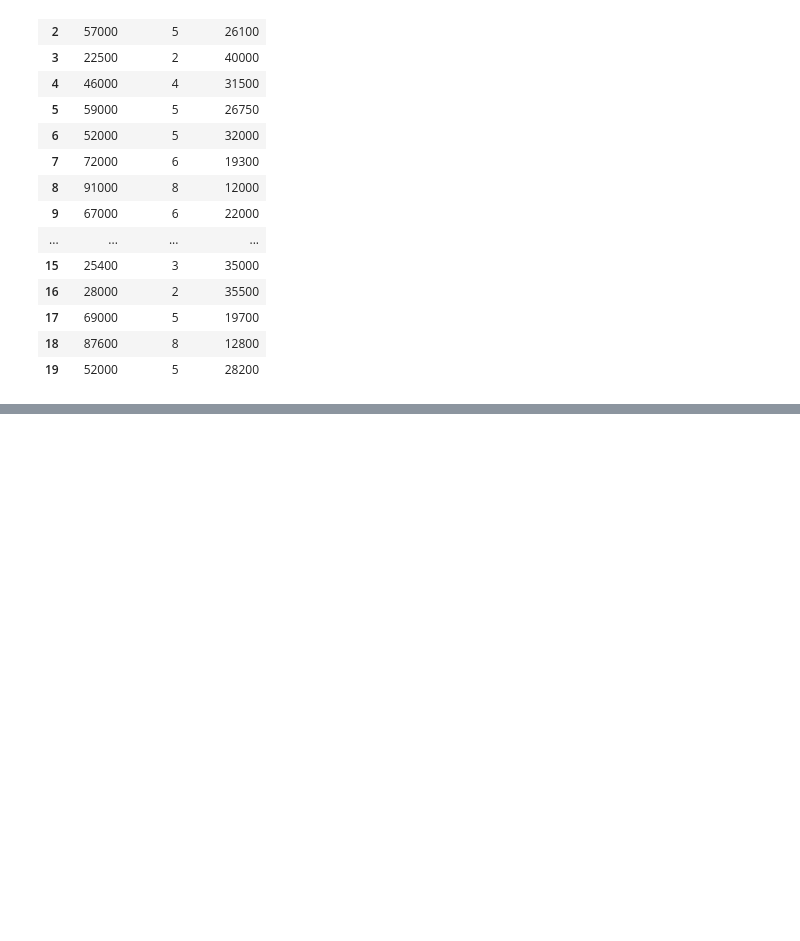
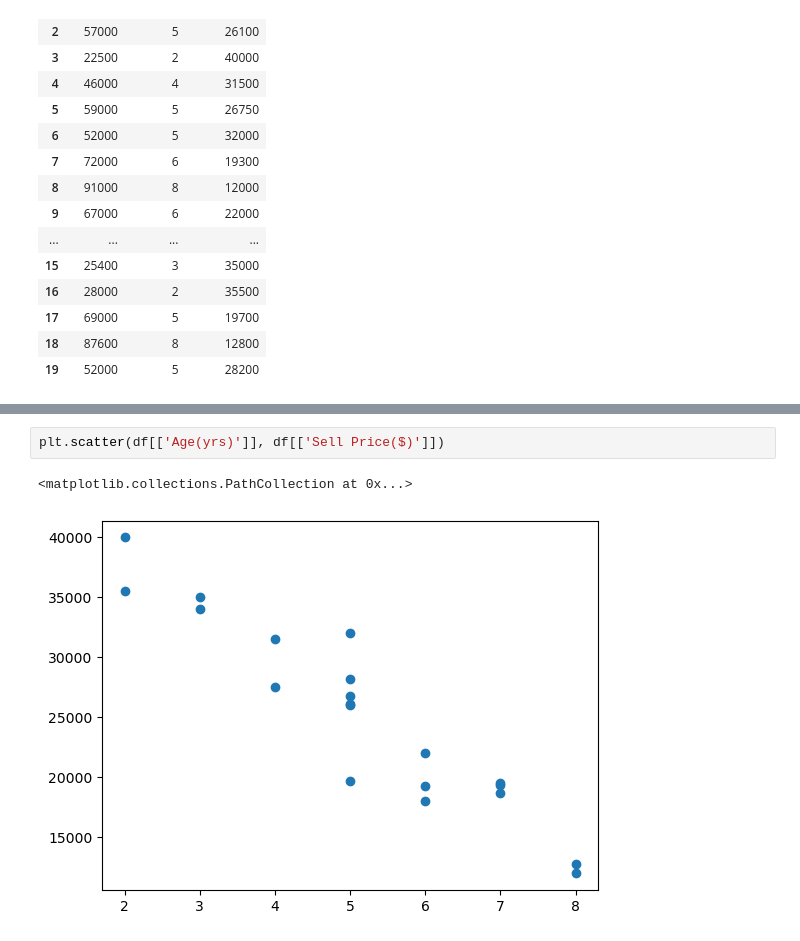
Before and after one commit to parisa-khaleghi/ML-DL-Engineering-sample-codes, a Jupyter notebook: ML_with_python/6_training_and_testing_data/training_and_testing_data.ipynb, the cells around one changed output, grey strips where cells are left out. Cells and saved outputs as stored; diff of their text form; blank space fills up the shorter version.

```diff
--- a/ML_with_python/6_training_and_testing_data/training_and_testing_data.ipynb
+++ b/ML_with_python/6_training_and_testing_data/training_and_testing_data.ipynb
@@ -39,0 +48,5 @@ df
+# %%
+plt.scatter(df[['Age(yrs)']], df[['Sell Price($)']])
+# %% [output]
+<matplotlib.collections.PathCollection at 0x...>
+[figure, added]
```
Also changed, not shown: parts of 3 cells of this notebook.
